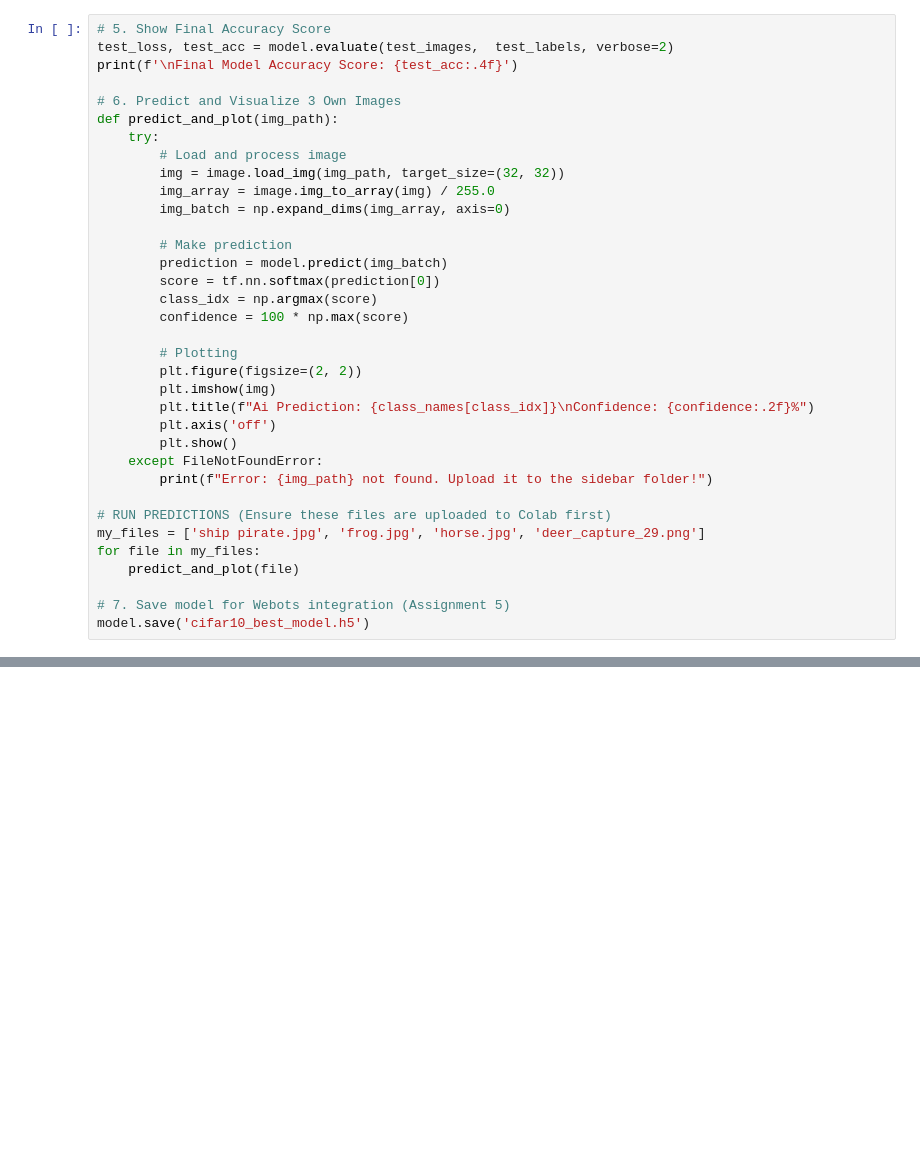
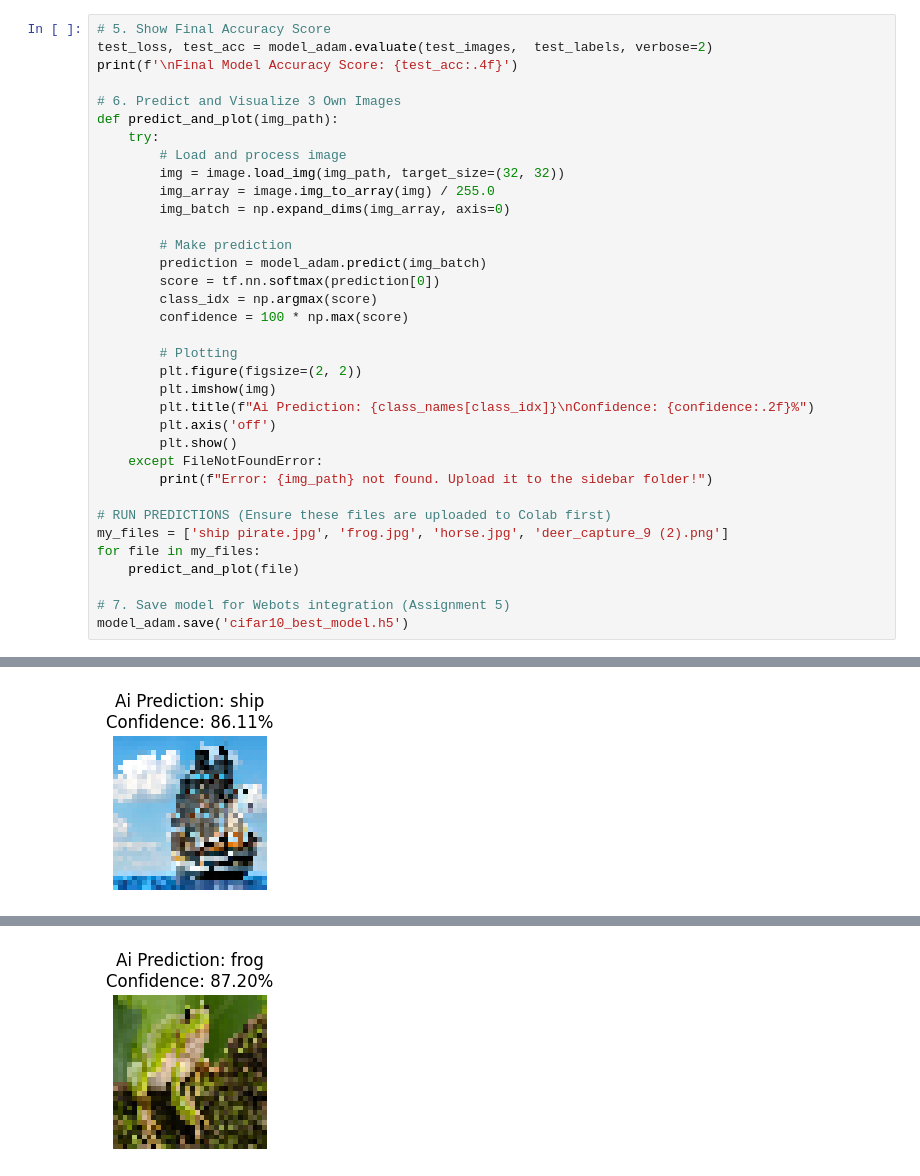
Before and after one commit to sudharsanvk2025-hub/araip-cw4, a Jupyter notebook: ARAIP_CNN.ipynb, the cells around one changed output, grey strips where cells are left out. Drawn from its saved outputs; the diff is of its cells as text; blank space fills up the shorter version.

```diff
--- a/ARAIP_CNN.ipynb
+++ b/ARAIP_CNN.ipynb
@@ -129,6 +161,6 @@ Epoch 5/10
 # %%
 # 5. Show Final Accuracy Score
-test_loss, test_acc = model.evaluate(test_images,  test_labels, verbose=2)
+test_loss, test_acc = model_adam.evaluate(test_images,  test_labels, verbose=2)
 print(f'\nFinal Model Accuracy Score: {test_acc:.4f}')
 
 # 6. Predict and Visualize 3 Own Images
@@ -140,7 +172,7 @@ def predict_and_plot(img_path):
         img_batch = np.expand_dims(img_array, axis=0)
 
         # Make prediction
-        prediction = model.predict(img_batch)
+        prediction = model_adam.predict(img_batch)
         score = tf.nn.softmax(prediction[0])
         class_idx = np.argmax(score)
         confidence = 100 * np.max(score)
@@ -155,9 +187,10 @@ def predict_and_plot(img_path):
         print(f"Error: {img_path} not found. Upload it to the sidebar folder!")
 
 # RUN PREDICTIONS (Ensure these files are uploaded to Colab first)
-my_files = ['ship pirate.jpg', 'frog.jpg', 'horse.jpg', 'deer_capture_29.png']
+my_files = ['ship pirate.jpg', 'frog.jpg', 'horse.jpg', 'deer_capture_9 (2).png']
 for file in my_files:
     predict_and_plot(file)
 
 # 7. Save model for Webots integration (Assignment 5)
-model.save('cifar10_best_model.h5')
+model_adam.save('cifar10_best_model.h5')
+# %% [output]
@@ -163,0 +201 @@ model.save('cifar10_best_model.h5')
+[figure, added]
@@ -163,0 +203 @@ model.save('cifar10_best_model.h5')
+[figure, added]
```
Also changed, not shown: parts of 4 cells of this notebook.
